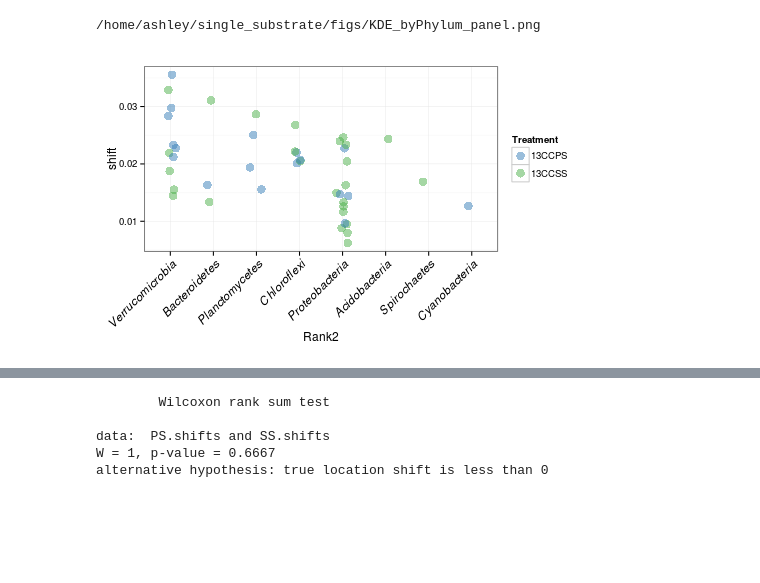
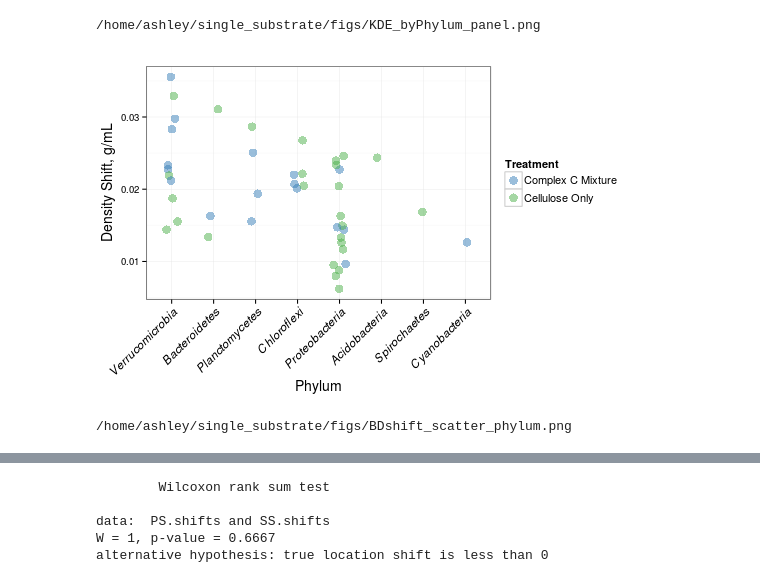
Before and after one commit to acampbellina/single_substrate, a Jupyter notebook: RA_KDE.ipynb, the cells around one changed output, grey strips where cells are left out. Saved outputs shown, nothing was run; the diff lists cells and outputs as text; code cells hidden in the pictures; blank space fills up the shorter version.

```diff
--- a/RA_KDE.ipynb
+++ b/RA_KDE.ipynb
@@ -377,32 +377,43 @@ FileLink("figs/KDE_byPhylum_panel.png")
 # %%
 %%R
 # %%
-%%R -w 500 -h 300
+%%R -w 550 -h 350
 df_all.wShifts = merge(df_all, density_shift_allD30, by = c("OTU","Day","Treatment"))
 
 df.plot = subset(df_all.wShifts, padj <= FDR)
 
 d = df.plot %>%
     group_by(Rank2) %>%
     summarize(max.shift = max(shift)) %>%
     arrange(desc(max.shift))
 
 order = d$Rank2
 
 df.plot$Rank2 = factor(df.plot$Rank2, levels = order)
 
 colours = c("#377eb8", "#4daf4a")
 
-p = ggplot(df.plot, aes(x = Rank2, y = shift, color = Treatment))
+p3 = ggplot(df.plot, aes(x = Rank2, y = shift, color = Treatment))
 
-p = p + geom_point(size = 4, alpha = 0.5, position = position_jitter(w = 0.15))
+p3 = p3 + geom_point(size = 4, alpha = 0.5, position = position_jitter(w = 0.15))
 
-p = p + theme_bw()
+p3 = p3 + theme_bw()
 
-p = p + theme(axis.text.x = element_text(size = 12, angle = 45, hjust = 1, face = "italic"))
+p3 = p3 + theme(axis.text.x = element_text(size = 12, angle = 45, hjust = 1, face = "italic"))
 
-p = p + scale_color_manual(values=colours)
+p3 = p3 + labs(y = "Density Shift, g/mL", x = "Phylum")
 
-p
+p3 = p3 + theme(axis.title.y = element_text(size = 14, vjust = 1.25))
+
+p3 = p3 + theme(axis.title.x = element_text(size = 14))
+
+p3 = p3 + scale_color_manual(values=colours,
+                            breaks=c("13CCPS", "13CCSS"),
+                            labels=c("Complex C Mixture", "Cellulose Only"))
+p3 = p3 + theme(legend.text = element_text(size = 11))
+
+p3 = p3 + theme(legend.title = element_text(size = 11))
+
+p3
 # %% [output]
-[figure, old version]
+[figure, new version]
@@ -408,0 +423,4 @@ p
+# %%
+FileLink("figs/BDshift_scatter_phylum.png")
+# %% [output]
+/home/ashley/single_substrate/figs/BDshift_scatter_phylum.png
```
Also changed, not shown: parts of 4 cells of this notebook.
